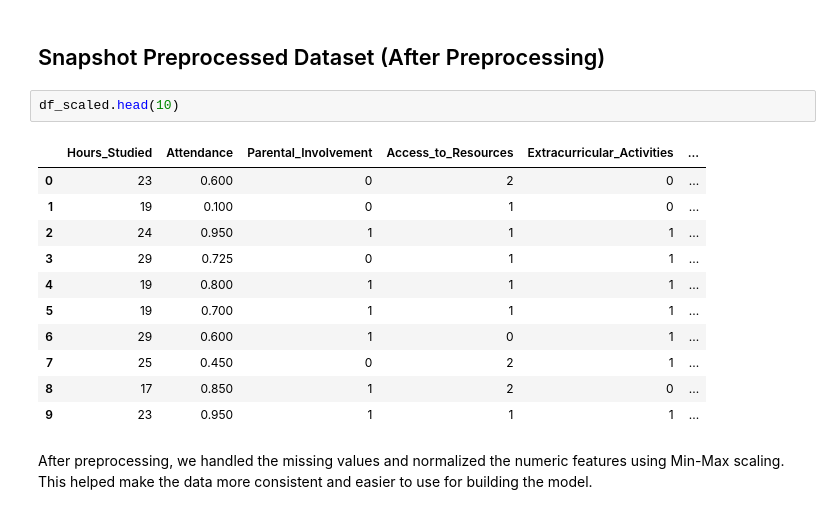
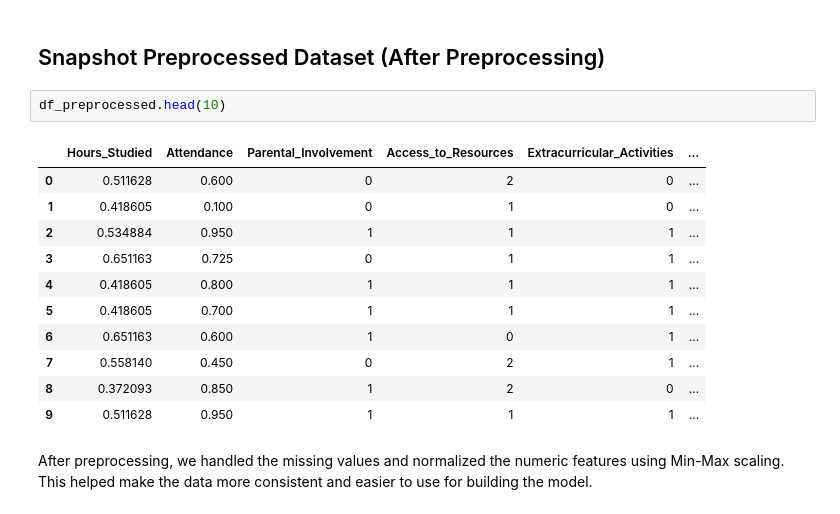
Before and after one commit to leeno-ob/IT326-project, a Jupyter notebook: phase2.ipynb, the cells around one changed output. Drawn from its saved outputs; the diff is of its cells as text.

```diff
--- a/phase2.ipynb
+++ b/phase2.ipynb
@@ -689,19 +689,19 @@ df_raw.head(10)
 # %% [markdown]
 ## Snapshot Preprocessed Dataset (After Preprocessing)
 # %%
-df_scaled.head(10)
+df_preprocessed.head(10)
 # %% [output]
 |  | Hours_Studied | Attendance | Parental_Involvement | Access_to_Resources | Extracurricular_Activities | ... |
-| 0 | 23 | 0.600 | 0 | 2 | 0 | ... |
-| 1 | 19 | 0.100 | 0 | 1 | 0 | ... |
-| 2 | 24 | 0.950 | 1 | 1 | 1 | ... |
-| 3 | 29 | 0.725 | 0 | 1 | 1 | ... |
-| 4 | 19 | 0.800 | 1 | 1 | 1 | ... |
-| 5 | 19 | 0.700 | 1 | 1 | 1 | ... |
-| 6 | 29 | 0.600 | 1 | 0 | 1 | ... |
-| 7 | 25 | 0.450 | 0 | 2 | 1 | ... |
-| 8 | 17 | 0.850 | 1 | 2 | 0 | ... |
-| 9 | 23 | 0.950 | 1 | 1 | 1 | ... |
+| 0 | 0.511628 | 0.600 | 0 | 2 | 0 | ... |
+| 1 | 0.418605 | 0.100 | 0 | 1 | 0 | ... |
+| 2 | 0.534884 | 0.950 | 1 | 1 | 1 | ... |
+| 3 | 0.651163 | 0.725 | 0 | 1 | 1 | ... |
+| 4 | 0.418605 | 0.800 | 1 | 1 | 1 | ... |
+| 5 | 0.418605 | 0.700 | 1 | 1 | 1 | ... |
+| 6 | 0.651163 | 0.600 | 1 | 0 | 1 | ... |
+| 7 | 0.558140 | 0.450 | 0 | 2 | 1 | ... |
+| 8 | 0.372093 | 0.850 | 1 | 2 | 0 | ... |
+| 9 | 0.511628 | 0.950 | 1 | 1 | 1 | ... |
 # %% [markdown]
 After preprocessing, we handled the missing values and normalized the numeric features using Min-Max scaling. This helped make the data more consistent and easier to use for building the model.
 # %% [markdown]
```
